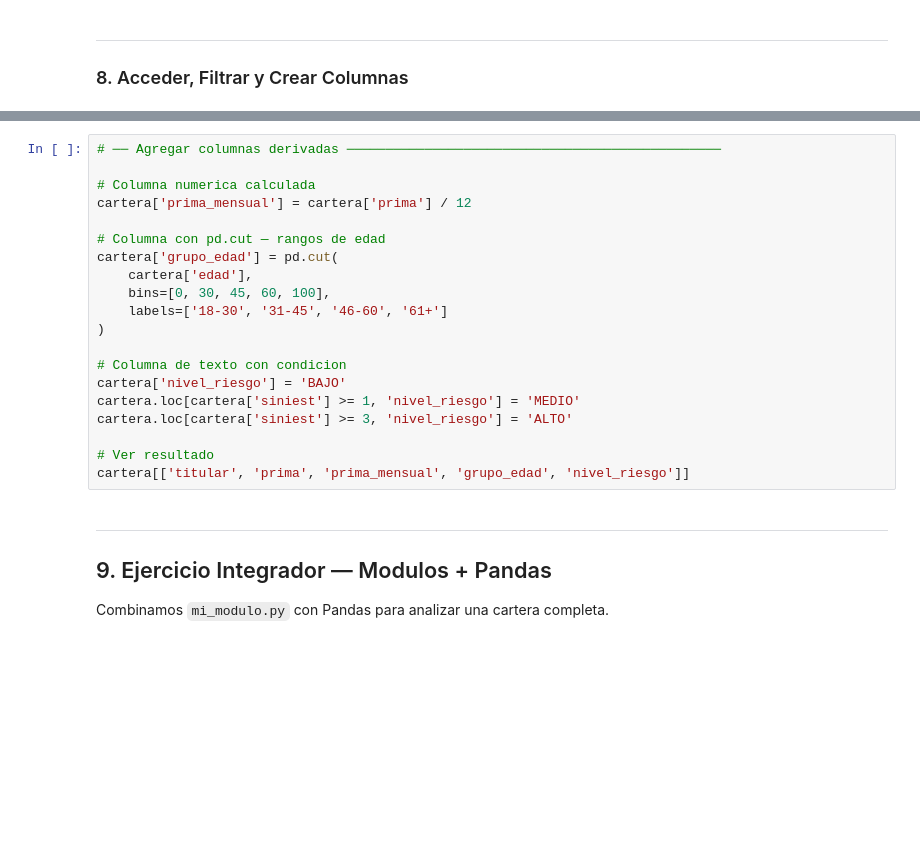
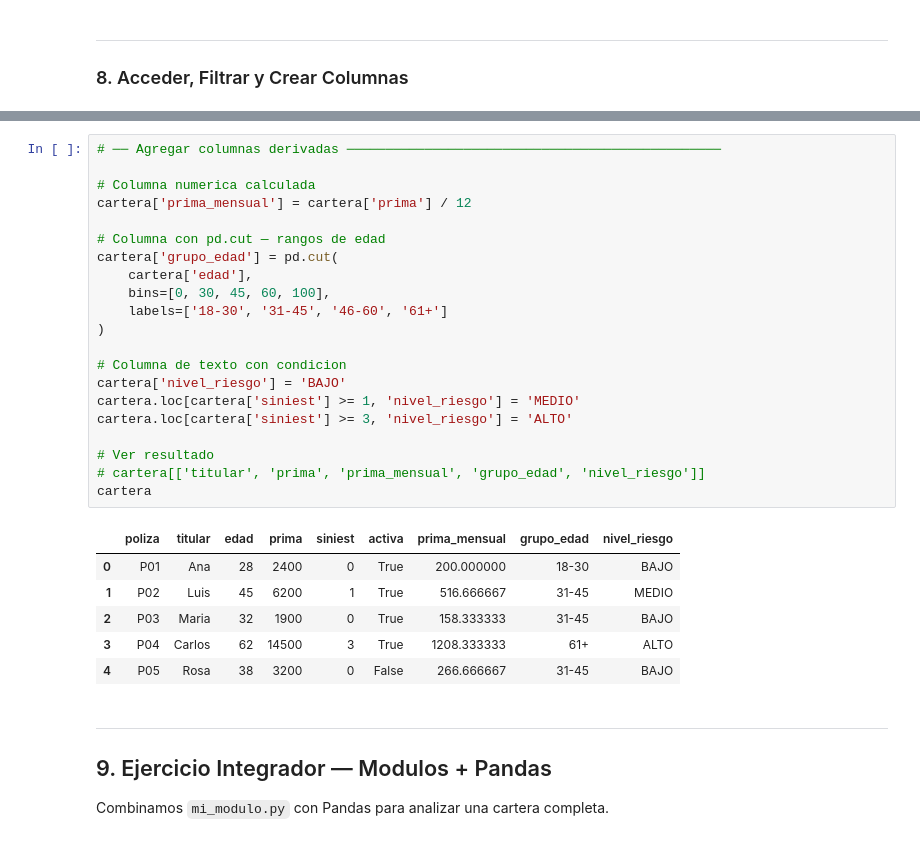
Before and after one commit to Mich3lx/diplomado-ml-victor-michel, a Jupyter notebook: Modulo_1/sesion_6/sesion6_M1_notebook.ipynb, the cells around one changed output, grey strips where cells are left out. Drawn from its saved outputs; the diff is of its cells as text; blank space fills up the shorter version.

```diff
--- a/Modulo_1/sesion_6/sesion6_M1_notebook.ipynb
+++ b/Modulo_1/sesion_6/sesion6_M1_notebook.ipynb
@@ -458,23 +684,31 @@ print(cartera.query('prima > 5000 and activa == True'))
 # %%
 # ── Agregar columnas derivadas ────────────────────────────────────────────────
 
 # Columna numerica calculada
 cartera['prima_mensual'] = cartera['prima'] / 12
 
 # Columna con pd.cut — rangos de edad
 cartera['grupo_edad'] = pd.cut(
     cartera['edad'],
     bins=[0, 30, 45, 60, 100],
     labels=['18-30', '31-45', '46-60', '61+']
 )
 
 # Columna de texto con condicion
 cartera['nivel_riesgo'] = 'BAJO'
 cartera.loc[cartera['siniest'] >= 1, 'nivel_riesgo'] = 'MEDIO'
 cartera.loc[cartera['siniest'] >= 3, 'nivel_riesgo'] = 'ALTO'
 
 # Ver resultado
-cartera[['titular', 'prima', 'prima_mensual', 'grupo_edad', 'nivel_riesgo']]
+# cartera[['titular', 'prima', 'prima_mensual', 'grupo_edad', 'nivel_riesgo']]
+cartera
+# %% [output]
+|  | poliza | titular | edad | prima | siniest | activa | prima_mensual | grupo_edad | nivel_riesgo |
+| 0 | P01 | Ana | 28 | 2400 | 0 | True | 200.000000 | 18-30 | BAJO |
+| 1 | P02 | Luis | 45 | 6200 | 1 | True | 516.666667 | 31-45 | MEDIO |
+| 2 | P03 | Maria | 32 | 1900 | 0 | True | 158.333333 | 31-45 | BAJO |
+| 3 | P04 | Carlos | 62 | 14500 | 3 | True | 1208.333333 | 61+ | ALTO |
+| 4 | P05 | Rosa | 38 | 3200 | 0 | False | 266.666667 | 31-45 | BAJO |
 # %% [markdown]
 ---
 <a id='9-ejercicio'></a>
```
Also changed, not shown: parts of 23 cells of this notebook, 3 other files.
